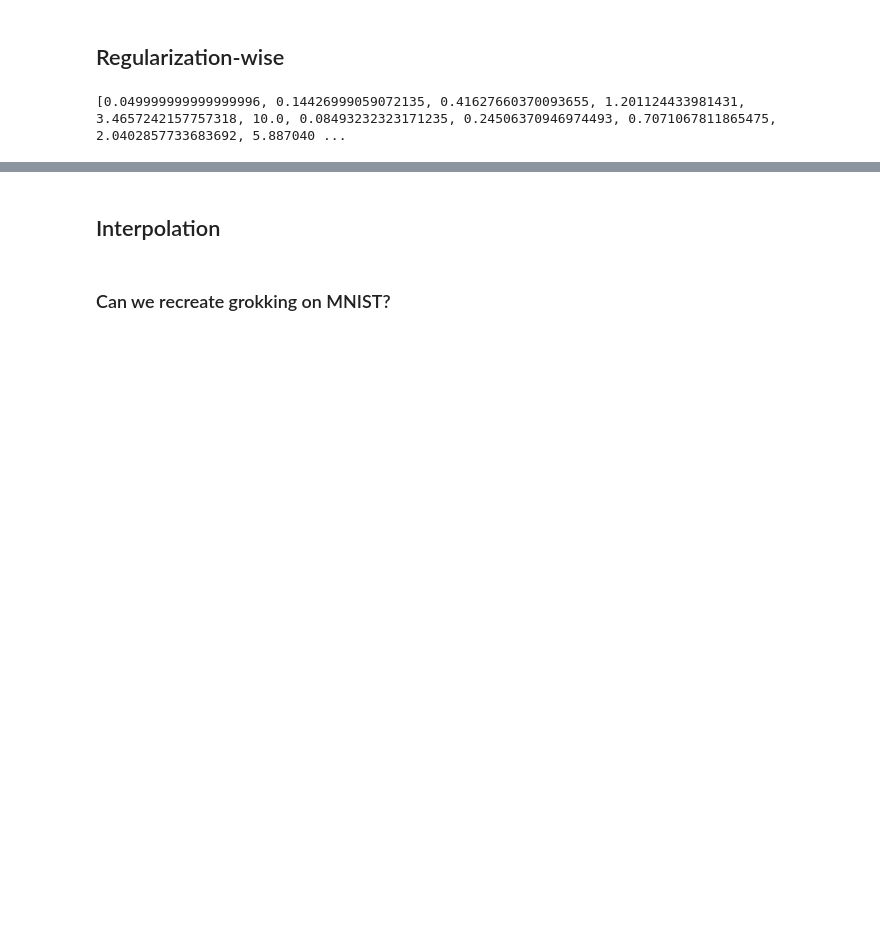
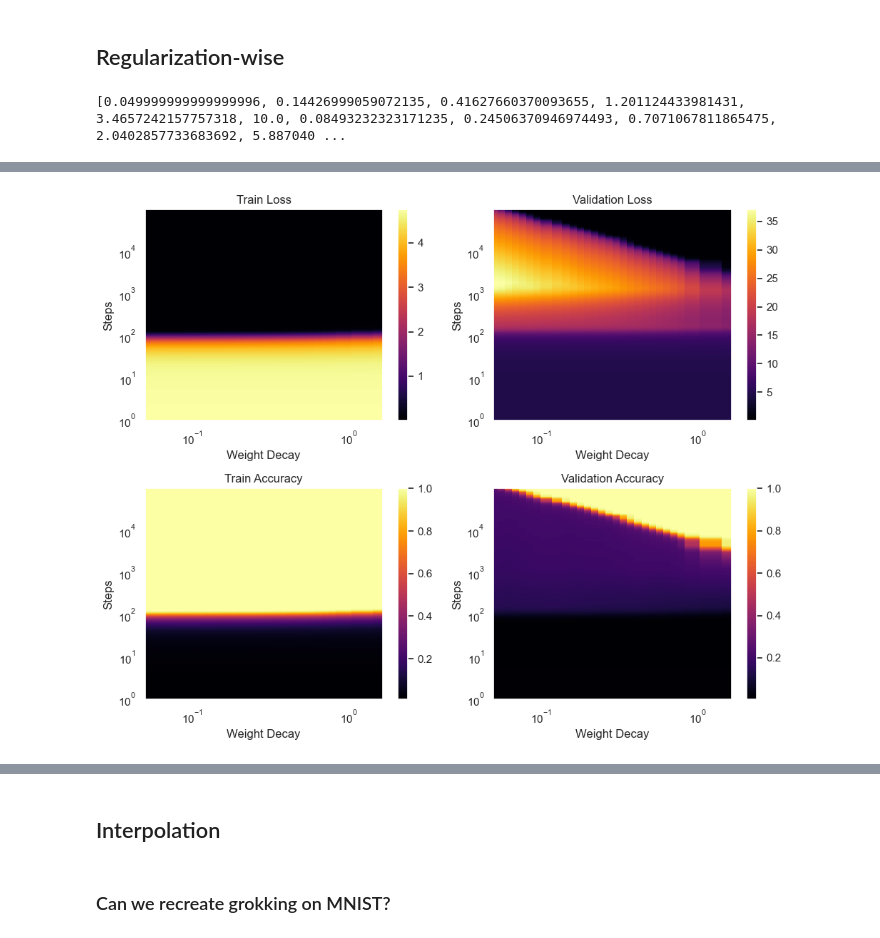
Before and after one commit to jqhoogland/pattern-learning, a Jupyter notebook: unifying/unifying.ipynb, the cells around one changed output, grey strips where cells are left out. Drawn from its saved outputs; the diff is of its cells as text; code cells hidden in the pictures; blank space fills up the shorter version.

```diff
--- a/unifying/unifying.ipynb
+++ b/unifying/unifying.ipynb
@@ -196,11 +197,11 @@ print(json.dumps(wds))
 # %%
 OutlierStrategy = Literal["remove", "replace", "keep"]
 
-def get_history(*sweep_ids, unique_cols=["weight_decay"]):
+def get_history(*sweep_ids, unique_col="weight_decay"):
     """
     Gathers all the runs from a series of sweeps and combines them into a single dataframe.
 
-    `unique_cols` is used to identify duplicate runs. By default, `"_step"` is added.
+    `unique_col` is used to identify duplicate runs. By default, `"_step"` is added.
     If there are duplicates, the run from the last sweep is kept.
     """
     api = wandb.Api()
@@ -221,11 +222,25 @@ def get_history(*sweep_ids, unique_cols=["weight_decay"]):
         return pd.concat([create_run_df(run.history(), run.config) for run in runs])
 
     histories = pd.concat([_get_history(sweep_id) for sweep_id in sweep_ids]) \
-        .drop_duplicates(['_step', *unique_cols], keep='last')
+        .drop_duplicates(['_step', unique_col], keep='last')
 
+    # Change step 0 to 1 to avoid issues with log plots
+    histories.loc[histories._step == 0, "_step"] = 1
+
+    # Fix types
+    histories.applymap(lambda x: x.item() if isinstance(x, np.generic) else x)
+    non_numeric_columns = histories.select_dtypes(exclude=['int', 'float', 'int64', 'float64']).columns
+    histories = histories.drop(columns=non_numeric_columns)
+
+    # Sort
+    histories = histories.sort_values(by=[unique_col, "_step"])
+
+    # Remove any runs that didn't have any steps after 1000
+    valid_runs = histories.groupby(unique_col).apply(lambda x: x["_step"].max() > 1000)
+    histories = histories[histories[unique_col].isin(valid_runs[valid_runs].index)]
 
     return histories
 
-reg_sweep_history = get_history("2peyz0vr", "oxsp97s3", unique_cols=["weight_decay"])
+reg_sweep_history = get_history("2peyz0vr", "oxsp97s3", unique_col="weight_decay")
 reg_sweep_history.columns, reg_sweep_history.shape
 # %% [output]
@@ -519,0 +427,9 @@ plot(smooth=True, log_loss=False, titles = {
+# %%
+plot(reg_sweep_history_cleaned,   smooth=True, log_loss=False, titles = {
+    "train/loss": "Train Loss",
+    "test/loss": "Validation Loss",
+    "train/acc": "Train Accuracy",
+    "test/acc": "Validation Accuracy"
+}, title="Weight Decay")
+# %% [output]
+[figure, added]
```
Also changed, not shown: parts of 10 cells of this notebook.
